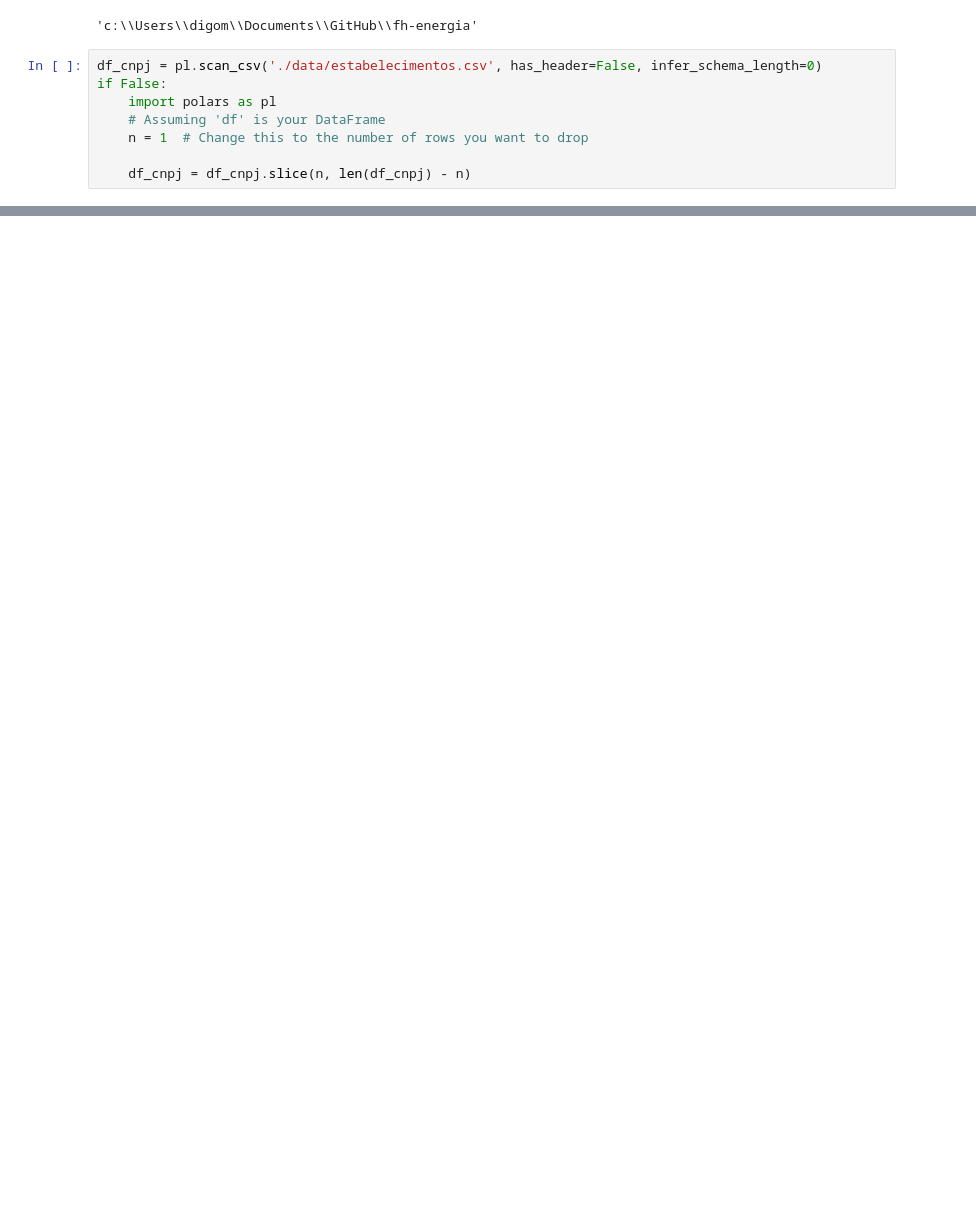
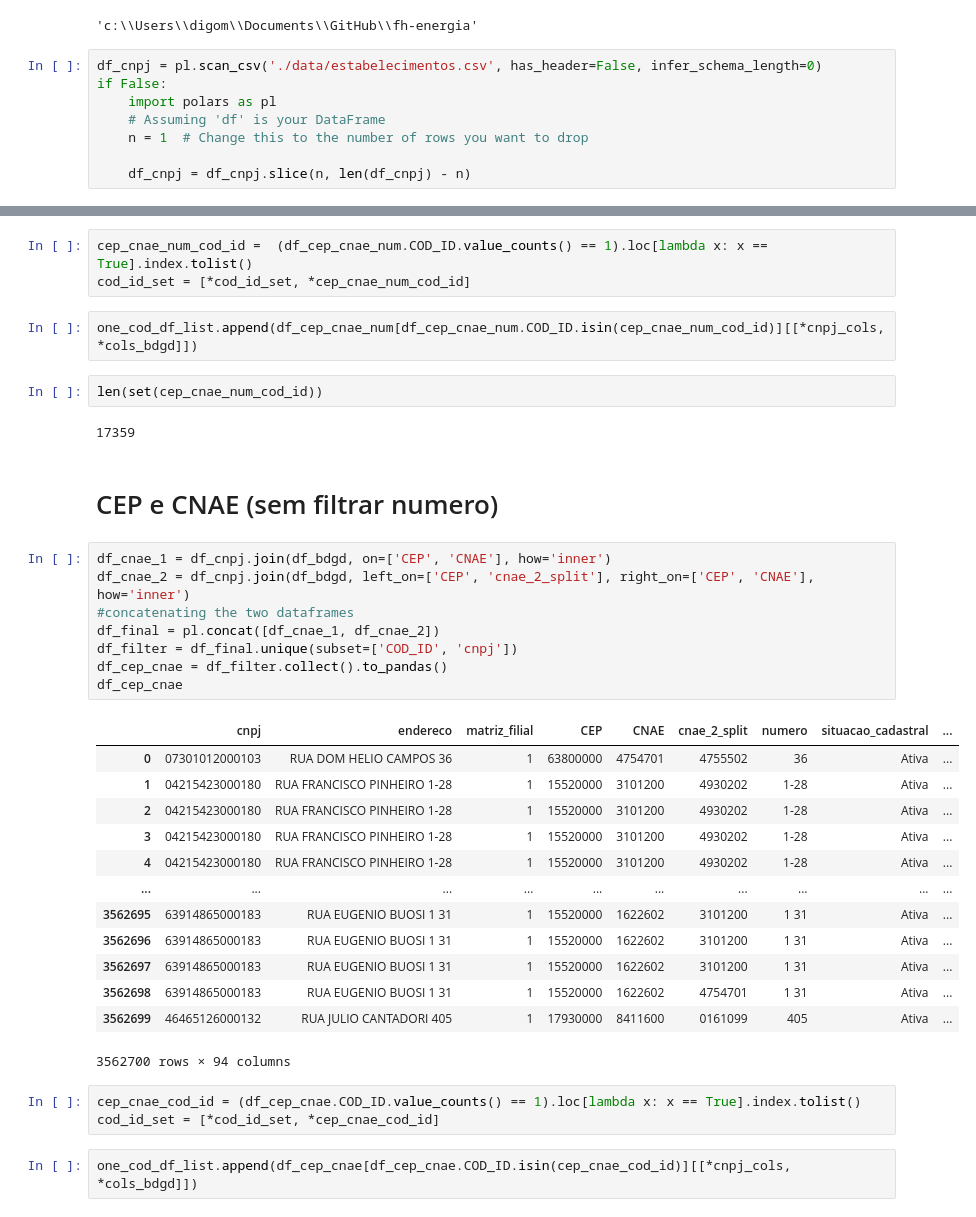
Before and after one commit to rmmaf/fh-energia, a Jupyter notebook: energia.ipynb, the cells around one changed output, grey strips where cells are left out. Saved outputs shown, nothing was run; the diff lists cells and outputs as text; blank space fills up the shorter version.

```diff
--- a/energia.ipynb
+++ b/energia.ipynb
@@ -92,0 +115,38 @@ shape: (5, 84)
+# %%
+cep_cnae_num_cod_id =  (df_cep_cnae_num.COD_ID.value_counts() == 1).loc[lambda x: x == True].index.tolist()
+cod_id_set = [*cod_id_set, *cep_cnae_num_cod_id]
+# %%
+one_cod_df_list.append(df_cep_cnae_num[df_cep_cnae_num.COD_ID.isin(cep_cnae_num_cod_id)][[*cnpj_cols, *cols_bdgd]])
+# %%
+len(set(cep_cnae_num_cod_id))
+# %% [output]
+17359
+# %% [markdown]
+# CEP e CNAE (sem filtrar numero)
+# %%
+df_cnae_1 = df_cnpj.join(df_bdgd, on=['CEP', 'CNAE'], how='inner')
+df_cnae_2 = df_cnpj.join(df_bdgd, left_on=['CEP', 'cnae_2_split'], right_on=['CEP', 'CNAE'], how='inner')
+#concatenating the two dataframes
+df_final = pl.concat([df_cnae_1, df_cnae_2])
+df_filter = df_final.unique(subset=['COD_ID', 'cnpj'])
+df_cep_cnae = df_filter.collect().to_pandas()
+df_cep_cnae
+# %% [output]
+|  | cnpj | endereco | matriz_filial | CEP | CNAE | cnae_2_split | numero | situacao_cadastral | ... |
+| 0 | 07301012000103 | RUA DOM HELIO CAMPOS 36 | 1 | 63800000 | 4754701 | 4755502 | 36 | Ativa | ... |
+| 1 | 04215423000180 | RUA FRANCISCO PINHEIRO 1-28 | 1 | 15520000 | 3101200 | 4930202 | 1-28 | Ativa | ... |
+| 2 | 04215423000180 | RUA FRANCISCO PINHEIRO 1-28 | 1 | 15520000 | 3101200 | 4930202 | 1-28 | Ativa | ... |
+| 3 | 04215423000180 | RUA FRANCISCO PINHEIRO 1-28 | 1 | 15520000 | 3101200 | 4930202 | 1-28 | Ativa | ... |
+| 4 | 04215423000180 | RUA FRANCISCO PINHEIRO 1-28 | 1 | 15520000 | 3101200 | 4930202 | 1-28 | Ativa | ... |
+| ... | ... | ... | ... | ... | ... | ... | ... | ... | ... |
+| 3562695 | 63914865000183 | RUA EUGENIO BUOSI 1 31 | 1 | 15520000 | 1622602 | 3101200 | 1 31 | Ativa | ... |
+| 3562696 | 63914865000183 | RUA EUGENIO BUOSI 1 31 | 1 | 15520000 | 1622602 | 3101200 | 1 31 | Ativa | ... |
+| 3562697 | 63914865000183 | RUA EUGENIO BUOSI 1 31 | 1 | 15520000 | 1622602 | 3101200 | 1 31 | Ativa | ... |
+| 3562698 | 63914865000183 | RUA EUGENIO BUOSI 1 31 | 1 | 15520000 | 1622602 | 4754701 | 1 31 | Ativa | ... |
+| 3562699 | 46465126000132 | RUA JULIO CANTADORI 405 | 1 | 17930000 | 8411600 | 0161099 | 405 | Ativa | ... |
+3562700 rows × 94 columns
+# %%
+cep_cnae_cod_id = (df_cep_cnae.COD_ID.value_counts() == 1).loc[lambda x: x == True].index.tolist()
+cod_id_set = [*cod_id_set, *cep_cnae_cod_id]
+# %%
+one_cod_df_list.append(df_cep_cnae[df_cep_cnae.COD_ID.isin(cep_cnae_cod_id)][[*cnpj_cols, *cols_bdgd]])
```
Also changed, not shown: parts of 35 cells of this notebook, 10 other files.
